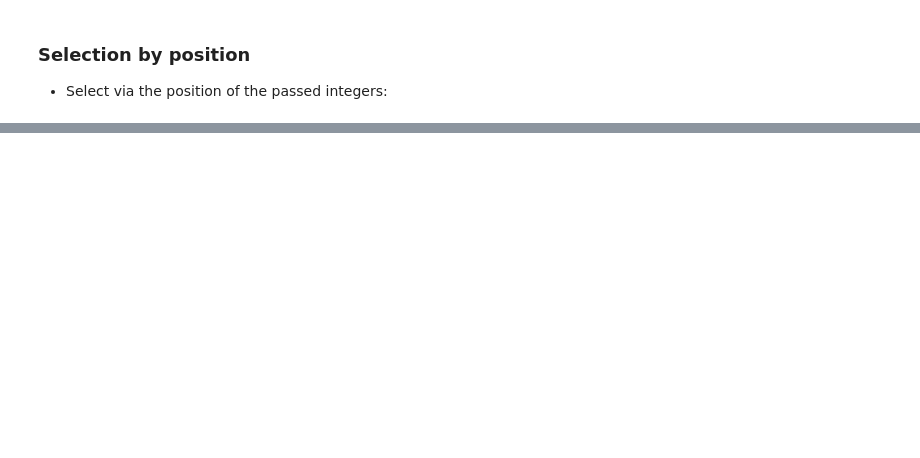
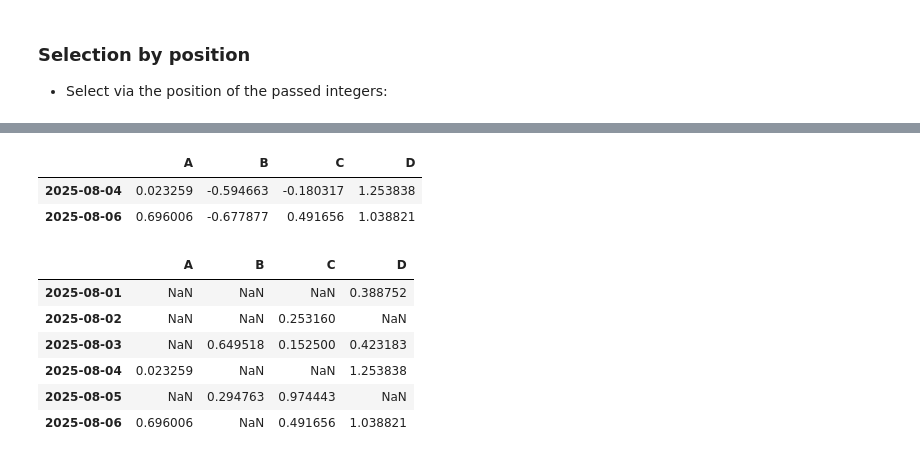
Before and after one commit to Xingxing-Huang/Pandas, a Jupyter notebook: 10mins_to_Pandas_.ipynb, the cells around one changed output, grey strips where cells are left out. Saved outputs shown, nothing was run; the diff lists cells and outputs as text; code cells hidden in the pictures; blank space fills up the shorter version.

```diff
--- a/10mins_to_Pandas_.ipynb
+++ b/10mins_to_Pandas_.ipynb
@@ -320,0 +334,6 @@ df.iat[1,1]
+# %%
+df[df['A'] > 0]
+# %% [output]
+|  | A | B | C | D |
+| 2025-08-04 | 0.023259 | -0.594663 | -0.180317 | 1.253838 |
+| 2025-08-06 | 0.696006 | -0.677877 | 0.491656 | 1.038821 |
@@ -320,0 +342,10 @@ df.iat[1,1]
+# %%
+df[df > 0]
+# %% [output]
+|  | A | B | C | D |
+| 2025-08-01 | NaN | NaN | NaN | 0.388752 |
+| 2025-08-02 | NaN | NaN | 0.253160 | NaN |
+| 2025-08-03 | NaN | 0.649518 | 0.152500 | 0.423183 |
+| 2025-08-04 | 0.023259 | NaN | NaN | 1.253838 |
+| 2025-08-05 | NaN | 0.294763 | 0.974443 | NaN |
+| 2025-08-06 | 0.696006 | NaN | 0.491656 | 1.038821 |
```
Also changed, not shown: parts of 39 cells of this notebook.
